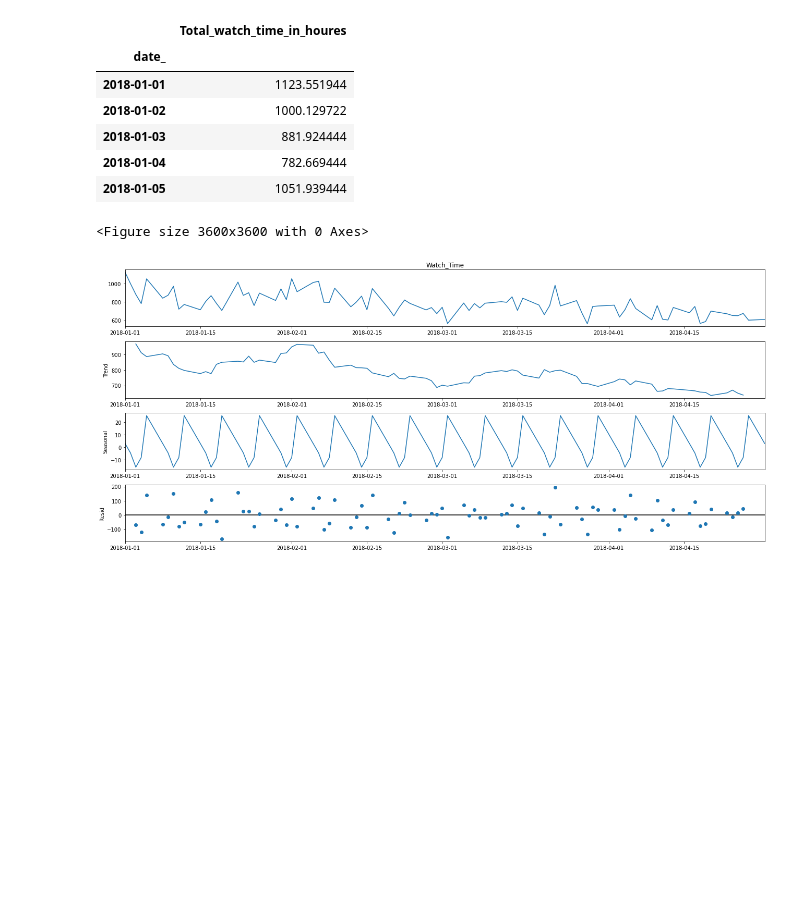
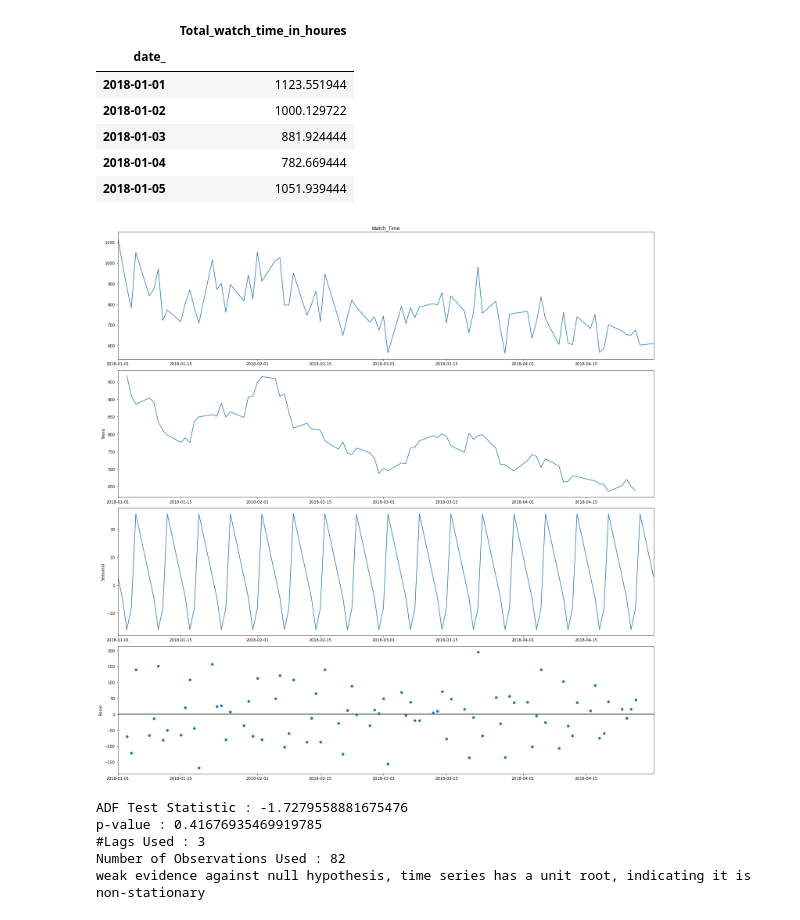
Before and after one commit to ZiyadG7/JAWWY_Data_Analysis, a Jupyter notebook: stc TV_T2.ipynb, the cells around one changed output. Drawn from its saved outputs; the diff is of its cells as text; code cells hidden in the pictures; blank space fills up the shorter version.

```diff
--- a/stc TV_T2.ipynb
+++ b/stc TV_T2.ipynb
@@ -107,31 +101,39 @@ dataframe.head()
 # show the dataframe
 fig = px.line(dataframe,  y="Total_watch_time_in_houres")
 fig.show()
+# %%
+"""
+TODO using the previous dataset (df) build a prediction model to predict the expected watch time for the next two months
+Hint: you can build a forecast model to predict the results
+
+"""
+
+df = dataframe.copy()
+df = df.rename(columns={"Total_watch_time_in_houres": "Watch_Time"})# Watch_Time is in hours
+
+plt.rcParams['figure.figsize'] = (20, 20)
+decomposition = sm.tsa.seasonal_decompose(df["Watch_Time"], model='additive')
+fig = decomposition.plot()
+plt.show()
+# %% [output]
+[figure, added]
 # %%
-"""
-TODO using the previous dataset (df) build a prediction model to predict the expected watch time for the next two months
-Hint: you can build a forecast model to predict the results
-"""
-df = dataframe.copy()
-df = df.rename(columns={"Total_watch_time_in_houres" : "Watch_Time"} ) #Watch_Time is in hours
 
-
-plt.figure(figsize=(50,50))
-decomposition = sm.tsa.seasonal_decompose(df["Watch_Time"], model='additive')
-fig = decomposition.plot()
-plt.show()
-
-#Alt way to check for stationarity
-# #Ho: It is non stationary
-# #H1: It is stationary
-# test_results = adfuller(df["Watch_Time"])
-# labels = ['ADF Test Statistic','p-value','#Lags Used','Number of Observations Used']
-# for value,label in zip(test_results,labels):
-#     print(label+' : '+str(value) )
-# if test_results[1] <= 0.05:
-#     print("strong evidence against the null hypothesis(Ho), reject the null hypothesis. Data has no unit root and is stationary")
-# else:
-#     print("weak evidence against null hypothesis, time series has a unit root, indicating it is non-stationary ")
+# Statiscial way to check for stationarity
+# Ho: It is non stationary
+#H1: It is stationary
+test_results = adfuller(df["Watch_Time"])
+labels = ['ADF Test Statistic', 'p-value',
+          '#Lags Used', 'Number of Observations Used']
+for value, label in zip(test_results, labels):
+    print(label+' : '+str(value))
+if test_results[1] <= 0.05:
+    print("strong evidence against the null hypothesis(Ho), reject the null hypothesis. Data has no unit root and is stationary")
+else:
+    print("weak evidence against null hypothesis, time series has a unit root, indicating it is non-stationary ")
 # %% [output]
-<Figure size 3600x3600 with 0 Axes>
+ADF Test Statistic : -1.7279558881675476
+p-value : 0.41676935469919785
+#Lags Used : 3
+Number of Observations Used : 82
+weak evidence against null hypothesis, time series has a unit root, indicating it is non-stationary
-[figure, removed]
```
Also changed, not shown: parts of 8 cells of this notebook.
